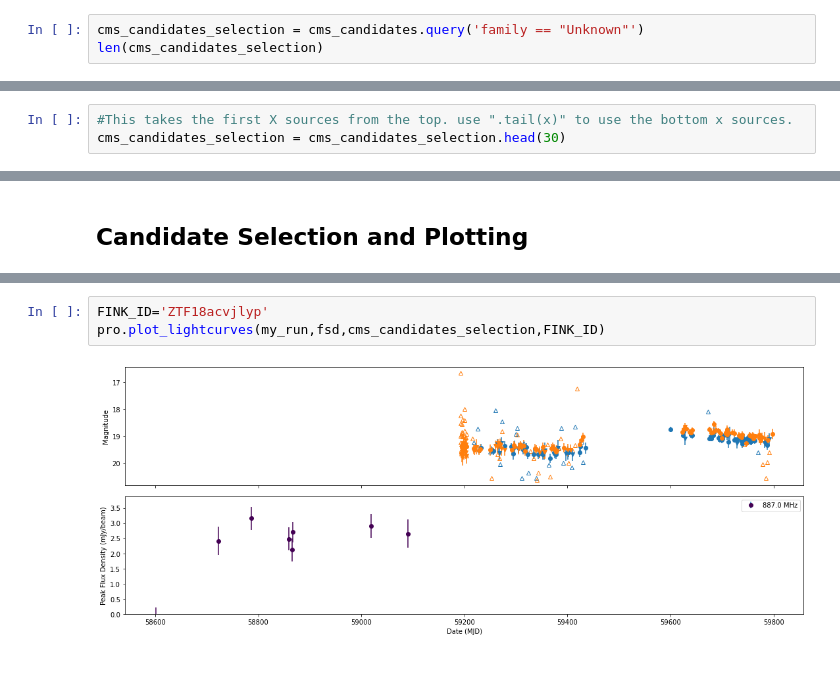
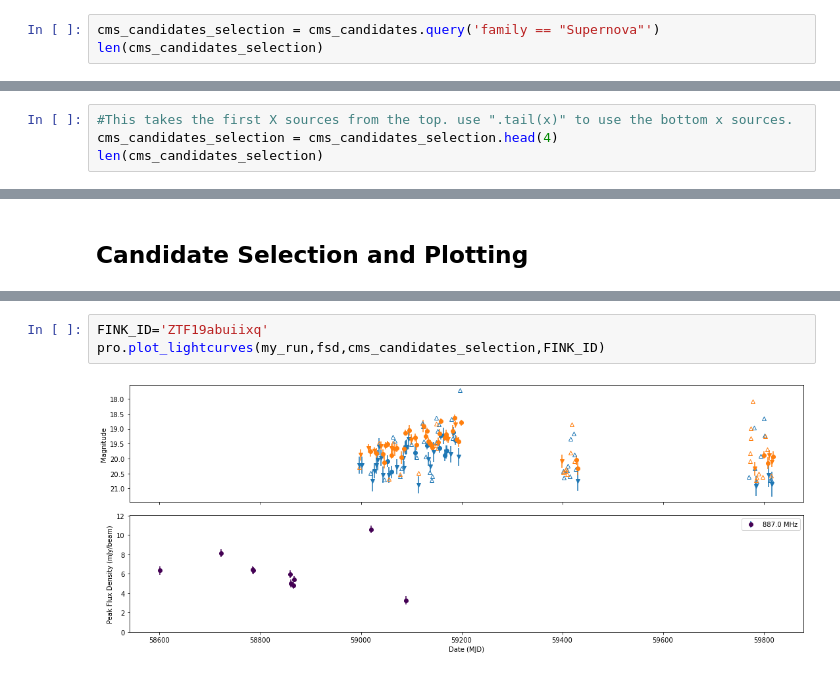
Before and after one commit to CallanG258/Project_VAST_FINK, a Jupyter notebook: VAST_and_FINK_Combined_Plotting.ipynb, the cells around one changed output, grey strips where cells are left out. Drawn from its saved outputs; the diff is of its cells as text.

```diff
--- a/VAST_and_FINK_Combined_Plotting.ipynb
+++ b/VAST_and_FINK_Combined_Plotting.ipynb
@@ -63,6 +63,6 @@ dtype: int64
 # %% [markdown]
 There is a limit the number of requested sources that the FINK portal can give in one run (without things breaking). So, its best to request no more than 30 sources from the filtered catalogue (likely wont even need that much if the family of interest only contains a handful.)
 # %%
-cms_candidates_selection = cms_candidates.query('family == "Unknown"')
+cms_candidates_selection = cms_candidates.query('family == "Supernova"')
 len(cms_candidates_selection)
 # %% [output]
@@ -71,4 +71,5 @@ len(cms_candidates_selection)
 In instances where the family in question is too large to request at once, here we will take a subset of the objects and request them. We're limiting the size of the subset to 30 sources max:
 # %%
 #This takes the first X sources from the top. use ".tail(x)" to use the bottom x sources.
-cms_candidates_selection = cms_candidates_selection.head(30)
+cms_candidates_selection = cms_candidates_selection.head(4)
+len(cms_candidates_selection)
@@ -122,8 +111,8 @@ cms_candidates_selection
 # %%
-FINK_ID='ZTF18acvjlyp'
+FINK_ID='ZTF19abuiixq'
 pro.plot_lightcurves(my_run,fsd,cms_candidates_selection,FINK_ID)
 # %% [output]
-[figure, old version]
+[figure, new version]
 # %%
 pro.plot_cutouts(my_run,fsd,cms_candidates_selection,FINK_ID,vast_epoch='1')
 # %% [output]
```
Also changed, not shown: parts of 6 cells of this notebook, 3 other files.
